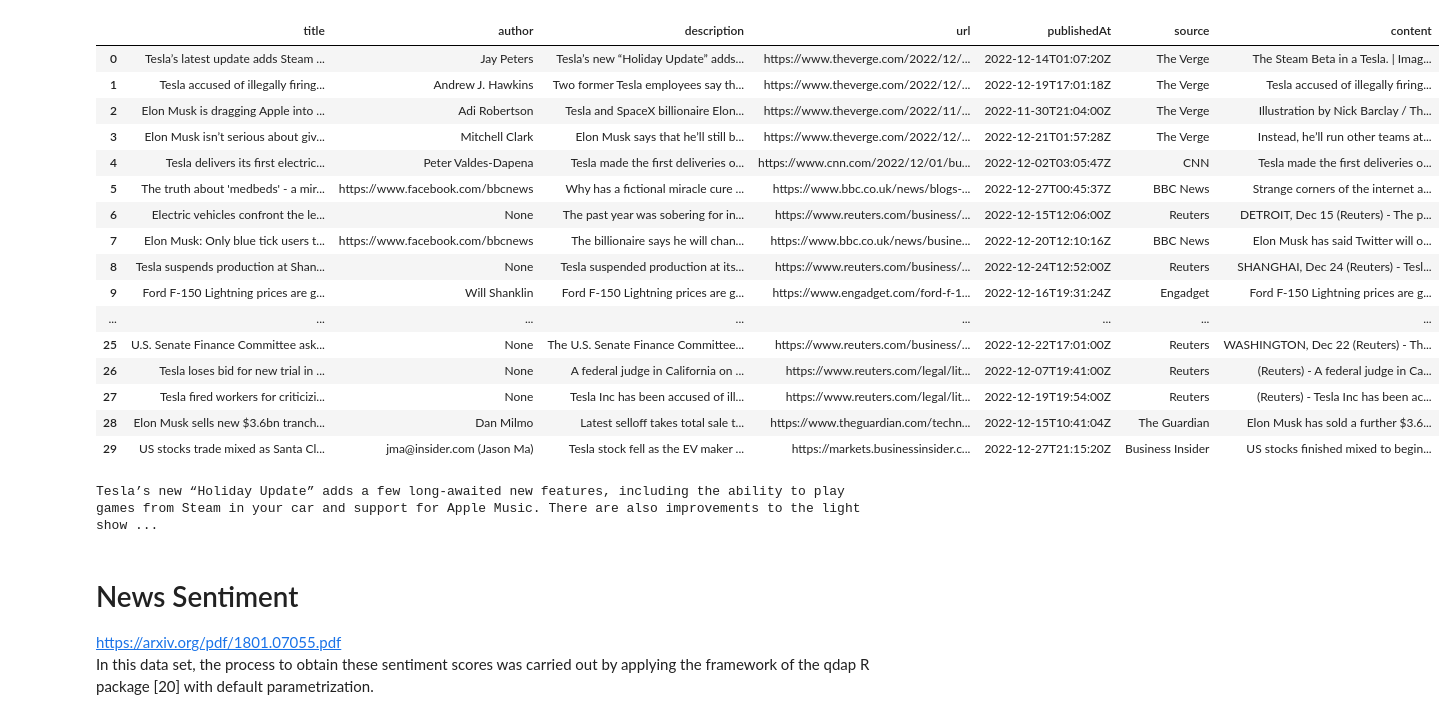
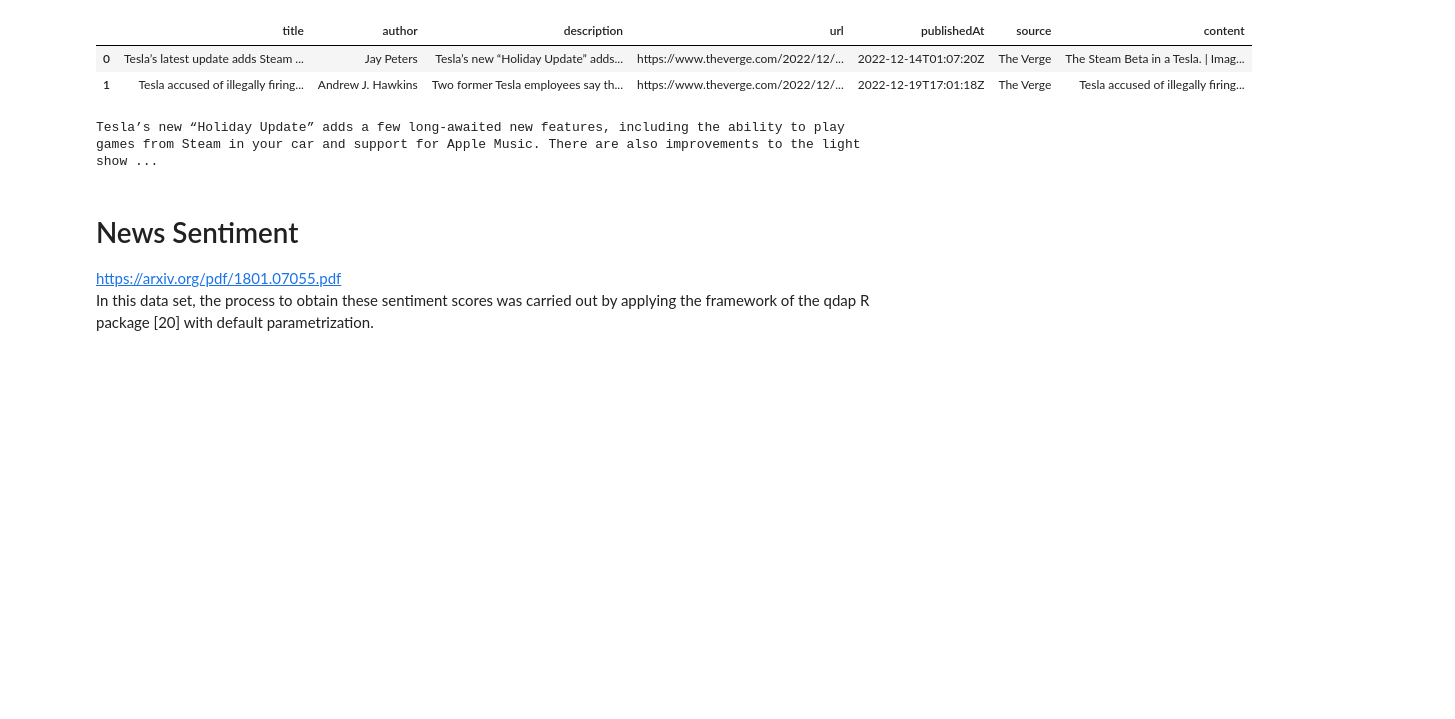
Before and after one commit to ludvigdoeser/scalableMLproject, a Jupyter notebook: News.ipynb, the cells around one changed output. Cells and saved outputs as stored; diff of their text form; code cells hidden in the pictures; blank space fills up the shorter version.

```diff
--- a/News.ipynb
+++ b/News.ipynb
@@ -52,38 +65,24 @@ Tesla <a href="https://www.reuters.com/companies/TSLA.O" target="_blank">(TSLA.O
 # %%
 # Create a list of dictionaries, where each dictionary represents an article
 articles_list = []
 for article in articles['articles']:
     articles_list.append({
         'title': article['title'],
         'author': article['author'],
         'description': article['description'],
         'url': article['url'],
         'publishedAt': article['publishedAt'],
         'source': article['source']['name'],
         'content': article['content']
     })
 
 # Create a Pandas dataframe from the list of dictionaries
 df = pd.DataFrame(articles_list)
-df.head(n=30)
+df.head(n=2)
 # %% [output]
 |  | title | author | description | url | publishedAt | source | content |
 | 0 | Tesla’s latest update adds Steam ... | Jay Peters | Tesla’s new “Holiday Update” adds... | https://www.theverge.com/2022/12/... | 2022-12-14T01:07:20Z | The Verge | The Steam Beta in a Tesla. | Imag... |
 | 1 | Tesla accused of illegally firing... | Andrew J. Hawkins | Two former Tesla employees say th... | https://www.theverge.com/2022/12/... | 2022-12-19T17:01:18Z | The Verge | Tesla accused of illegally firing... |
-| 2 | Elon Musk is dragging Apple into ... | Adi Robertson | Tesla and SpaceX billionaire Elon... | https://www.theverge.com/2022/11/... | 2022-11-30T21:04:00Z | The Verge | Illustration by Nick Barclay / Th... |
-| 3 | Elon Musk isn’t serious about giv... | Mitchell Clark | Elon Musk says that he’ll still b... | https://www.theverge.com/2022/12/... | 2022-12-21T01:57:28Z | The Verge | Instead, he’ll run other teams at... |
-| 4 | Tesla delivers its first electric... | Peter Valdes-Dapena | Tesla made the first deliveries o... | https://www.cnn.com/2022/12/01/bu... | 2022-12-02T03:05:47Z | CNN | Tesla made the first deliveries o... |
-| 5 | The truth about 'medbeds' - a mir... | https://www.facebook.com/bbcnews | Why has a fictional miracle cure ... | https://www.bbc.co.uk/news/blogs-... | 2022-12-27T00:45:37Z | BBC News | Strange corners of the internet a... |
-| 6 | Electric vehicles confront the le... | None | The past year was sobering for in... | https://www.reuters.com/business/... | 2022-12-15T12:06:00Z | Reuters | DETROIT, Dec 15 (Reuters) - The p... |
-| 7 | Elon Musk: Only blue tick users t... | https://www.facebook.com/bbcnews | The billionaire says he will chan... | https://www.bbc.co.uk/news/busine... | 2022-12-20T12:10:16Z | BBC News | Elon Musk has said Twitter will o... |
-| 8 | Tesla suspends production at Shan... | None | Tesla suspended production at its... | https://www.reuters.com/business/... | 2022-12-24T12:52:00Z | Reuters | SHANGHAI, Dec 24 (Reuters) - Tesl... |
-| 9 | Ford F-150 Lightning prices are g... | Will Shanklin | Ford F-150 Lightning prices are g... | https://www.engadget.com/ford-f-1... | 2022-12-16T19:31:24Z | Engadget | Ford F-150 Lightning prices are g... |
-| ... | ... | ... | ... | ... | ... | ... | ... |
-| 25 | U.S. Senate Finance Committee ask... | None | The U.S. Senate Finance Committee... | https://www.reuters.com/business/... | 2022-12-22T17:01:00Z | Reuters | WASHINGTON, Dec 22 (Reuters) - Th... |
-| 26 | Tesla loses bid for new trial in ... | None | A federal judge in California on ... | https://www.reuters.com/legal/lit... | 2022-12-07T19:41:00Z | Reuters | (Reuters) - A federal judge in Ca... |
-| 27 | Tesla fired workers for criticizi... | None | Tesla Inc has been accused of ill... | https://www.reuters.com/legal/lit... | 2022-12-19T19:54:00Z | Reuters | (Reuters) - Tesla Inc has been ac... |
-| 28 | Elon Musk sells new $3.6bn tranch... | Dan Milmo | Latest selloff takes total sale t... | https://www.theguardian.com/techn... | 2022-12-15T10:41:04Z | The Guardian | Elon Musk has sold a further $3.6... |
-| 29 | US stocks trade mixed as Santa Cl... | jma@insider.com (Jason Ma) | Tesla stock fell as the EV maker ... | https://markets.businessinsider.c... | 2022-12-27T21:15:20Z | Business Insider | US stocks finished mixed to begin... |
 # %%
 print(df.iloc[0].description)
 # %% [output]
```
Also changed, not shown: parts of 24 cells of this notebook.
